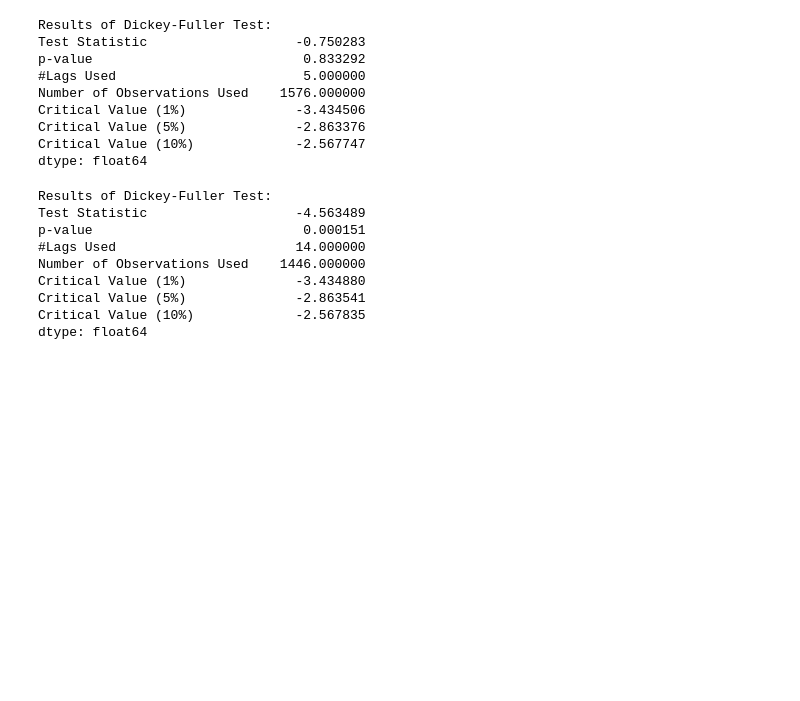
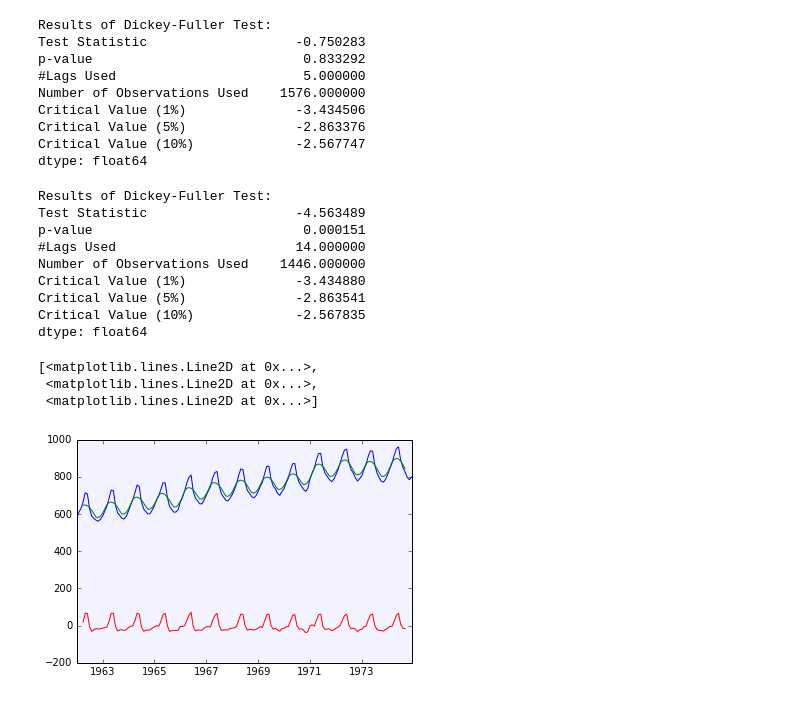
Before and after one commit to alexisperrier/gads, a Jupyter notebook: 16_time_series/py/Smoothing and Forecast 101.ipynb, the cells around one changed output. Saved outputs shown, nothing was run; the diff lists cells and outputs as text; code cells hidden in the pictures; blank space fills up the shorter version.

```diff
--- a/16_time_series/py/Smoothing and Forecast 101.ipynb
+++ b/16_time_series/py/Smoothing and Forecast 101.ipynb
@@ -378,3 +378,20 @@ Critical Value (1%)              -3.434880
 Critical Value (5%)              -2.863541
 Critical Value (10%)             -2.567835
 dtype: float64
+# %%
+# Milk production
+ts = pd.read_csv('../data/monthly-milk-production-pounds-p.csv', parse_dates = ['month'], index_col = 'month', infer_datetime_format = True)
+ts.columns = ['milk']
+# ts.head()
+# ts.columns
+# %%
+ts['ma'] = ts.milk.rolling(window=7, center= True).mean()
+
+ts['flat'] = ts.milk - ts.ma + 1
+
+plt.plot(ts)
+# %% [output]
+[<matplotlib.lines.Line2D at 0x...>,
+ <matplotlib.lines.Line2D at 0x...>,
+ <matplotlib.lines.Line2D at 0x...>]
+[figure, added]
```
Also changed, not shown: parts of 2 cells of this notebook.
